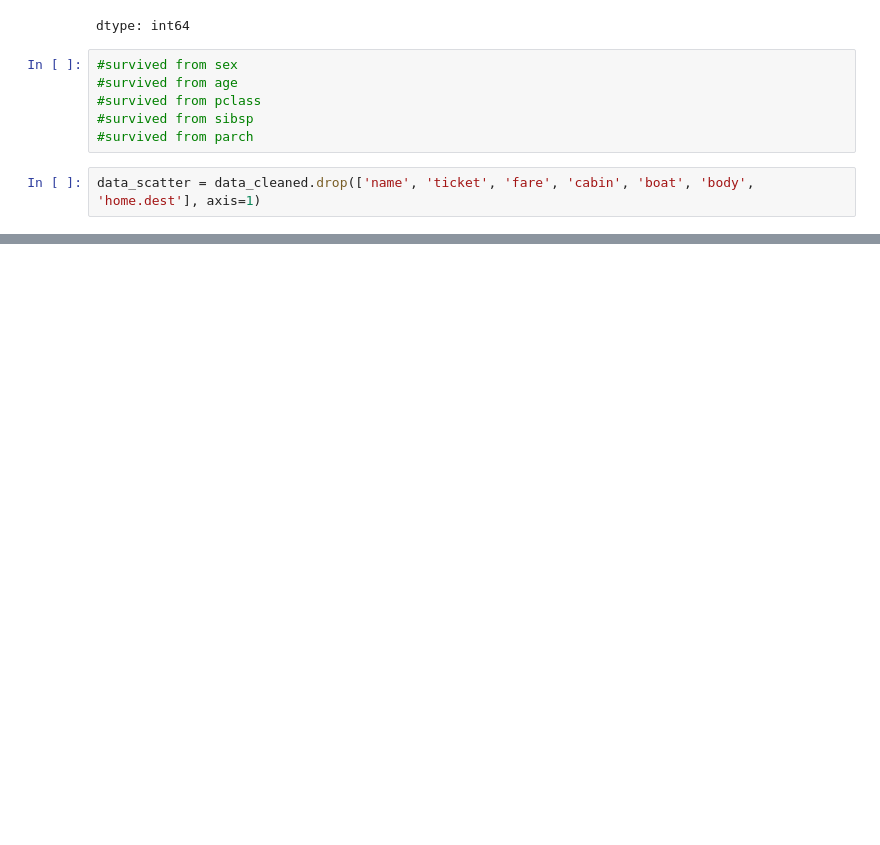
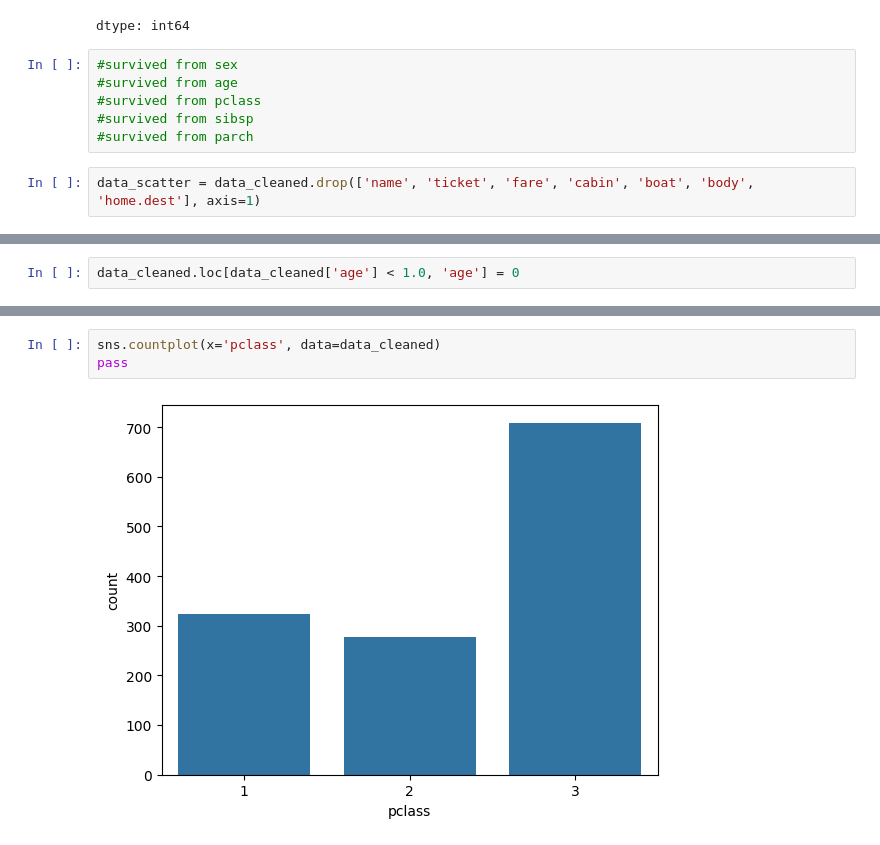
Before and after one commit to evin76/machinelearning2024, a Jupyter notebook: machinelearning2024.ipynb, the cells around one changed output, grey strips where cells are left out. Cells and saved outputs as stored; diff of their text form; blank space fills up the shorter version.

```diff
--- a/machinelearning2024.ipynb
+++ b/machinelearning2024.ipynb
@@ -221,0 +212,2 @@ N_test, N_train
+# %%
+data_cleaned.loc[data_cleaned['age'] < 1.0, 'age'] = 0
@@ -221,0 +258,5 @@ N_test, N_train
+# %%
+sns.countplot(x='pclass', data=data_cleaned)
+pass
+# %% [output]
+[figure, added]
```
Also changed, not shown: parts of 49 cells of this notebook.
